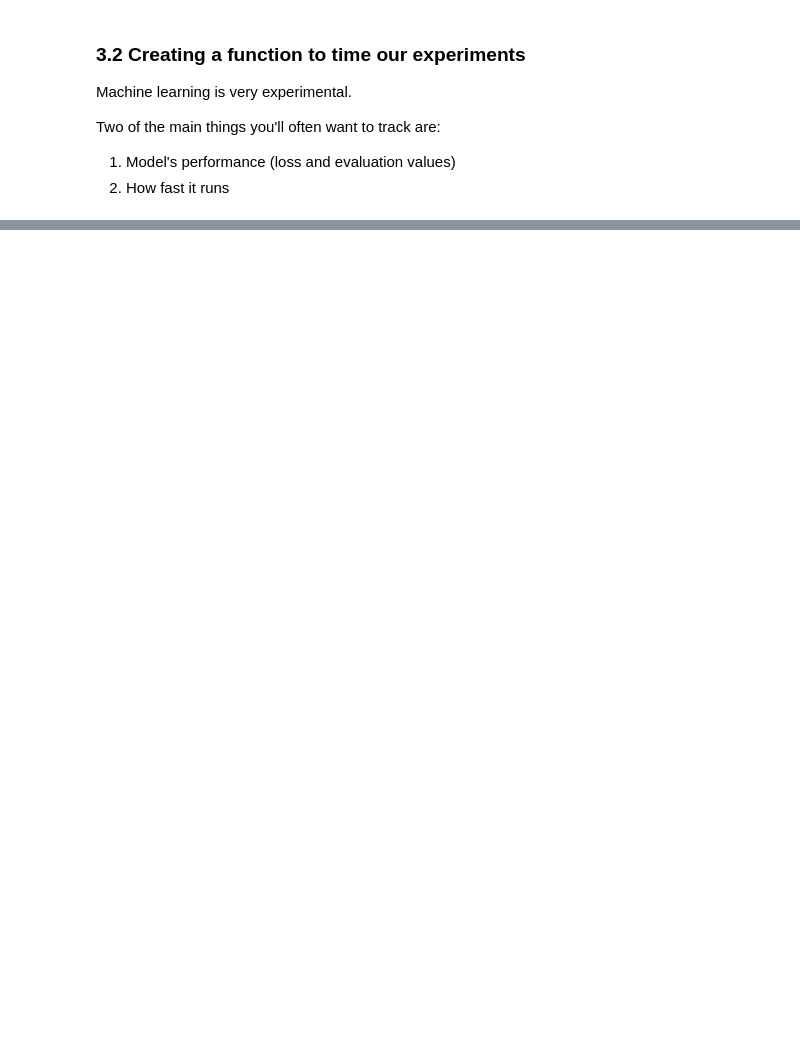
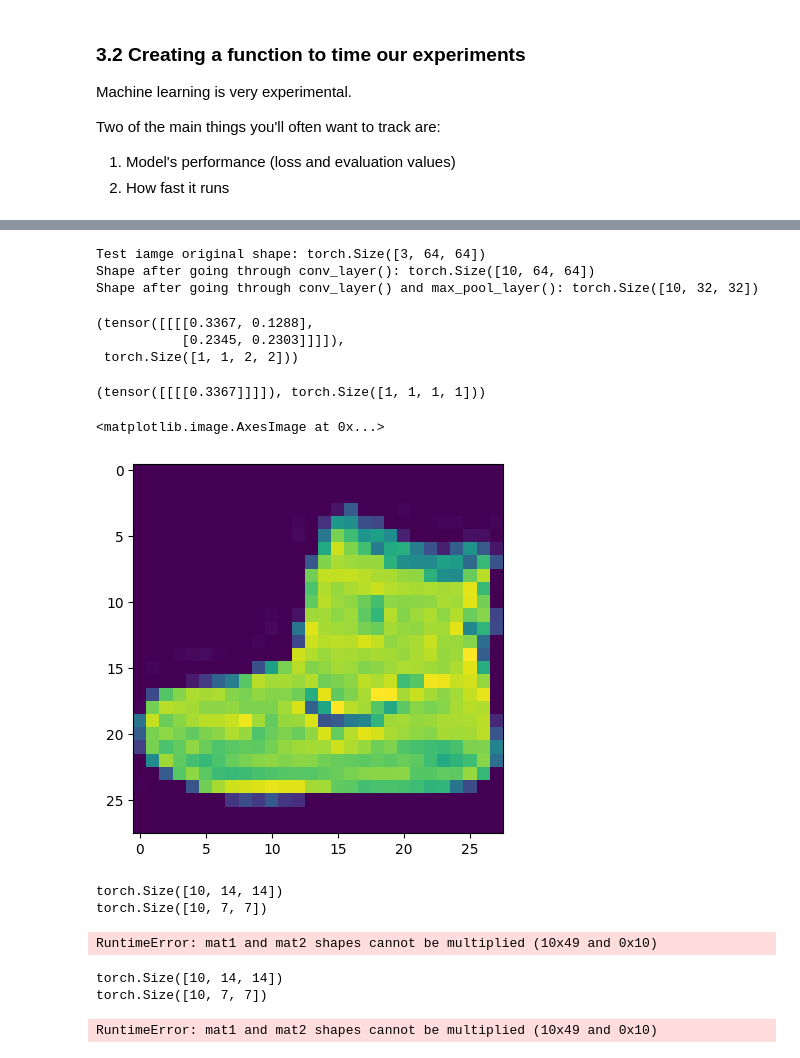
Before and after one commit to Qertal/KursStreamlit, a Jupyter notebook: pytorch/03_pytorch_computer_vision_video.ipynb, the cells around one changed output, grey strips where cells are left out. Saved outputs shown, nothing was run; the diff lists cells and outputs as text; code cells hidden in the pictures; blank space fills up the shorter version.

```diff
--- a/pytorch/03_pytorch_computer_vision_video.ipynb
+++ b/pytorch/03_pytorch_computer_vision_video.ipynb
@@ -366,0 +1028,22 @@ Train time on cuda: 0.000 seconds
+# %%
+# Print out original image shape w/o unsqueezed dimension
+
+print(f'Test iamge original shape: {test_image.shape}')
+# print(f'Test iamge unsqueezed shape: {test_image.unsqueeze(0).shape}')
+print(f'Shape after going through conv_layer(): {test_image_through_conv.shape}')
+print(f'Shape after going through conv_layer() and max_pool_layer(): {test_image_through_conv_and_max_pool.shape}')
+# %% [output]
+Test iamge original shape: torch.Size([3, 64, 64])
+Shape after going through conv_layer(): torch.Size([10, 64, 64])
+Shape after going through conv_layer() and max_pool_layer(): torch.Size([10, 32, 32])
+# %%
+torch.manual_seed(42)
+
+# Create a random tensor with a similar number of dimensions to our images
+
+random_tensor = torch.randn(size=(1,1,2,2))
+random_tensor, random_tensor.shape
+# %% [output]
+(tensor([[[[0.3367, 0.1288],
+           [0.2345, 0.2303]]]]),
+ torch.Size([1, 1, 2, 2]))
@@ -366,0 +1052,16 @@ Train time on cuda: 0.000 seconds
+# %%
+max_pool_layer(random_tensor), max_pool_layer(random_tensor).shape
+# %% [output]
+(tensor([[[[0.3367]]]]), torch.Size([1, 1, 1, 1]))
+# %%
+plt.imshow(image.squeeze())
+# %% [output]
+<matplotlib.image.AxesImage at 0x...>
+[figure, added]
+# %%
+# pass image through model
+model_2(image)
+# %% [output]
+torch.Size([10, 14, 14])
+torch.Size([10, 7, 7])
+RuntimeError: mat1 and mat2 shapes cannot be multiplied (10x49 and 0x10)
@@ -366,0 +1070,6 @@ Train time on cuda: 0.000 seconds
+# %%
+model_2(rand_image_tensor)
+# %% [output]
+torch.Size([10, 14, 14])
+torch.Size([10, 7, 7])
+RuntimeError: mat1 and mat2 shapes cannot be multiplied (10x49 and 0x10)
```
Also changed, not shown: parts of 52 cells of this notebook.
